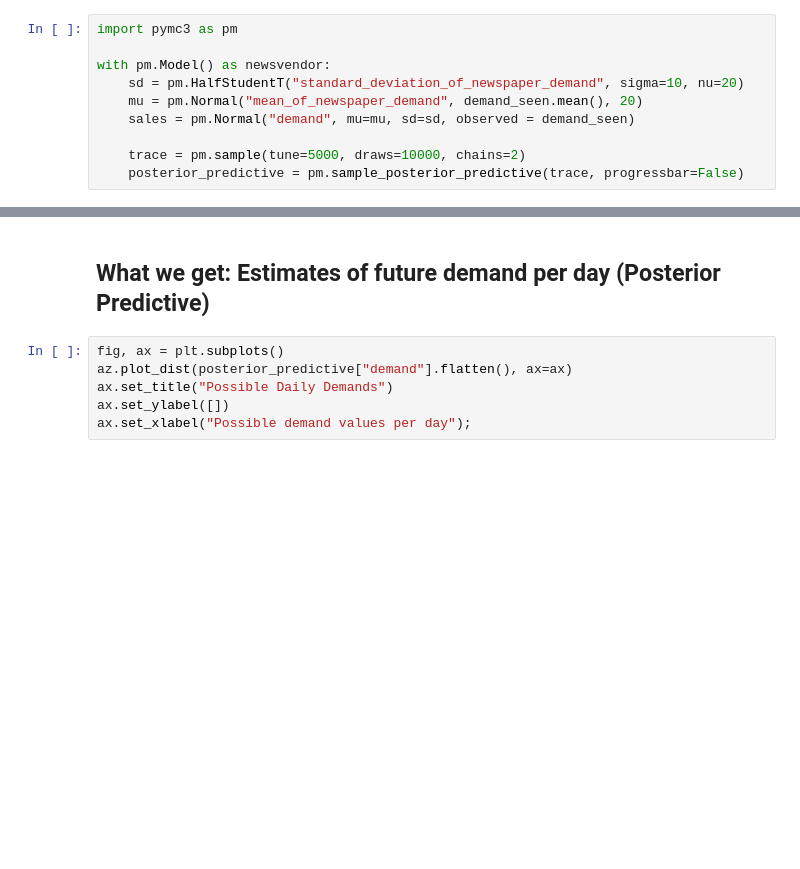
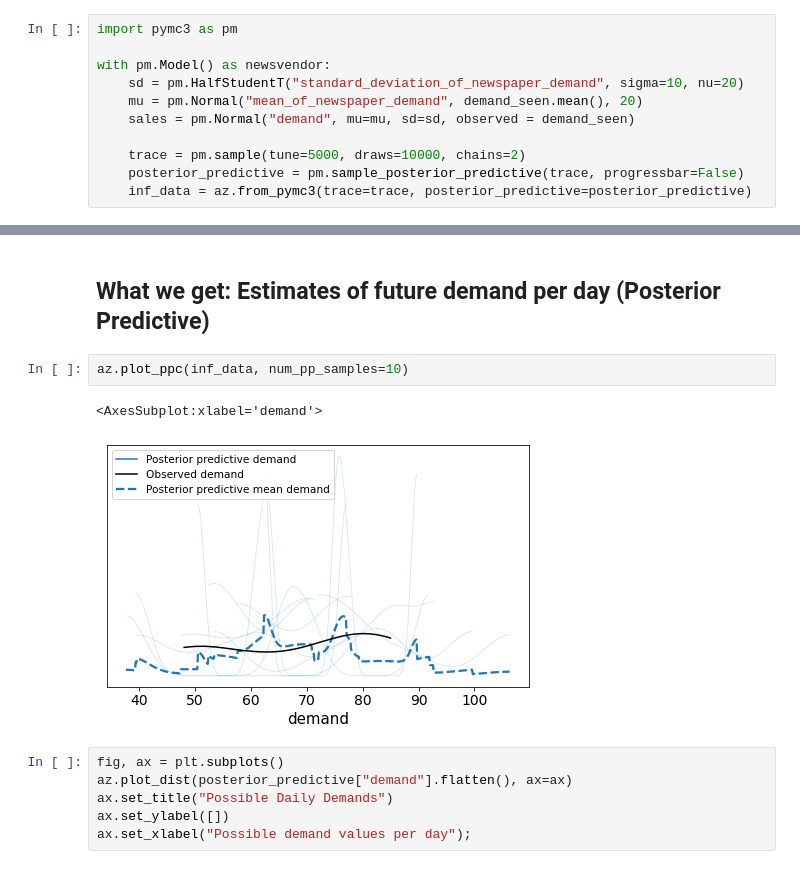
Before and after one commit to canyon289/PyDataGlobal_2020, a Jupyter notebook: PyDataGlobal_Ravin.ipynb, the cells around one changed output, grey strips where cells are left out. Cells and saved outputs as stored; diff of their text form; blank space fills up the shorter version.

Commit message:
Add more slides to PyData global

```diff
--- a/PyDataGlobal_Ravin.ipynb
+++ b/PyDataGlobal_Ravin.ipynb
@@ -377,6 +380,7 @@ with pm.Model() as newsvendor:
 
     trace = pm.sample(tune=5000, draws=10000, chains=2)
     posterior_predictive = pm.sample_posterior_predictive(trace, progressbar=False)
+    inf_data = az.from_pymc3(trace=trace, posterior_predictive=posterior_predictive)
 # %% [output]
 Auto-assigning NUTS sampler...
 Initializing NUTS using jitter+adapt_diag...
@@ -392,6 +399,11 @@ az.plot_posterior(trace);
 [figure]
 # %% [markdown]
 ## What we get: Estimates of future demand per day (Posterior Predictive)
+# %%
+az.plot_ppc(inf_data, num_pp_samples=10)
+# %% [output]
+<AxesSubplot:xlabel='demand'>
+[figure, added]
 # %%
 fig, ax = plt.subplots()
 az.plot_dist(posterior_predictive["demand"].flatten(), ax=ax)
```
Also changed, not shown: parts of 19 cells of this notebook.
